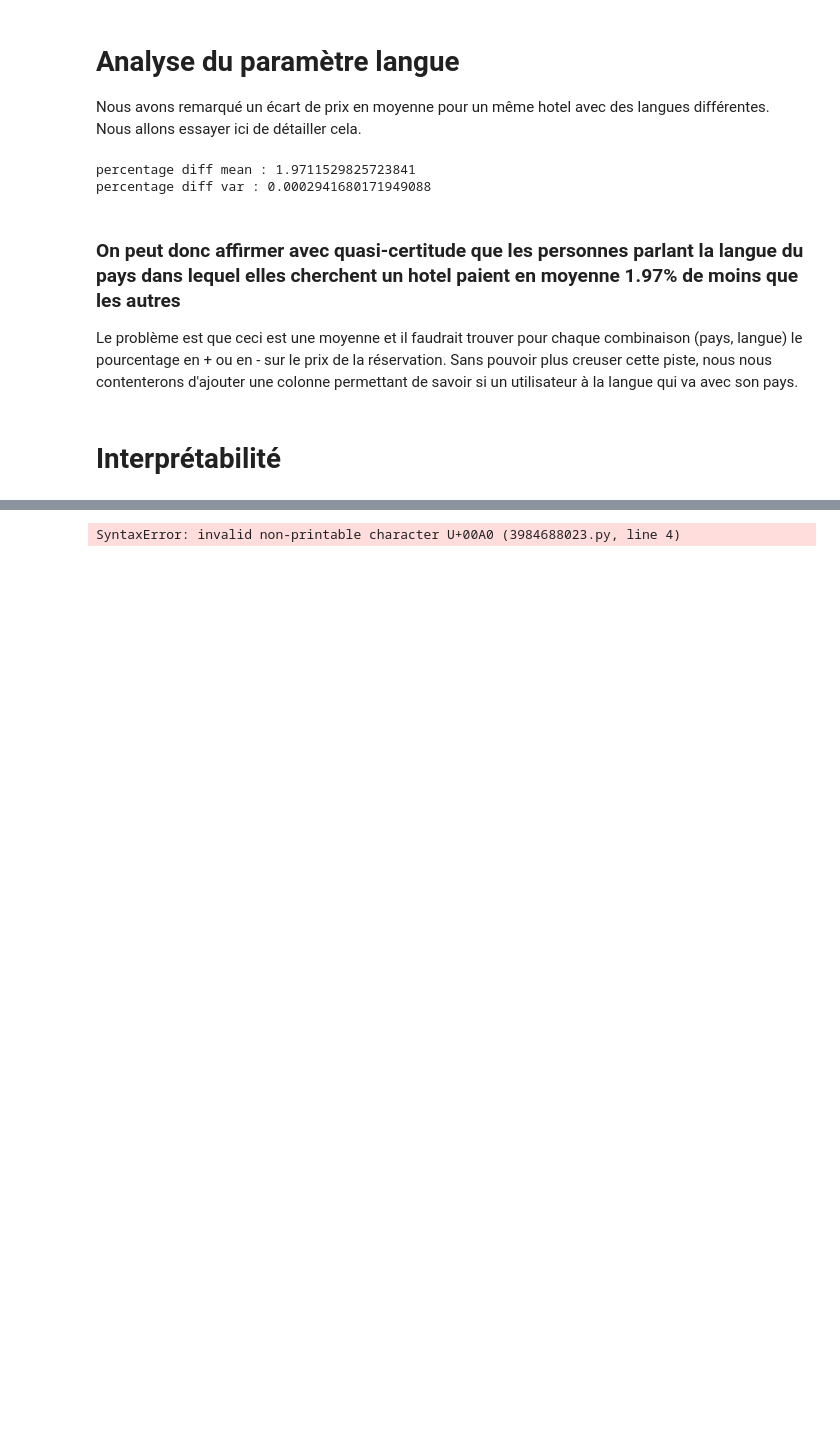
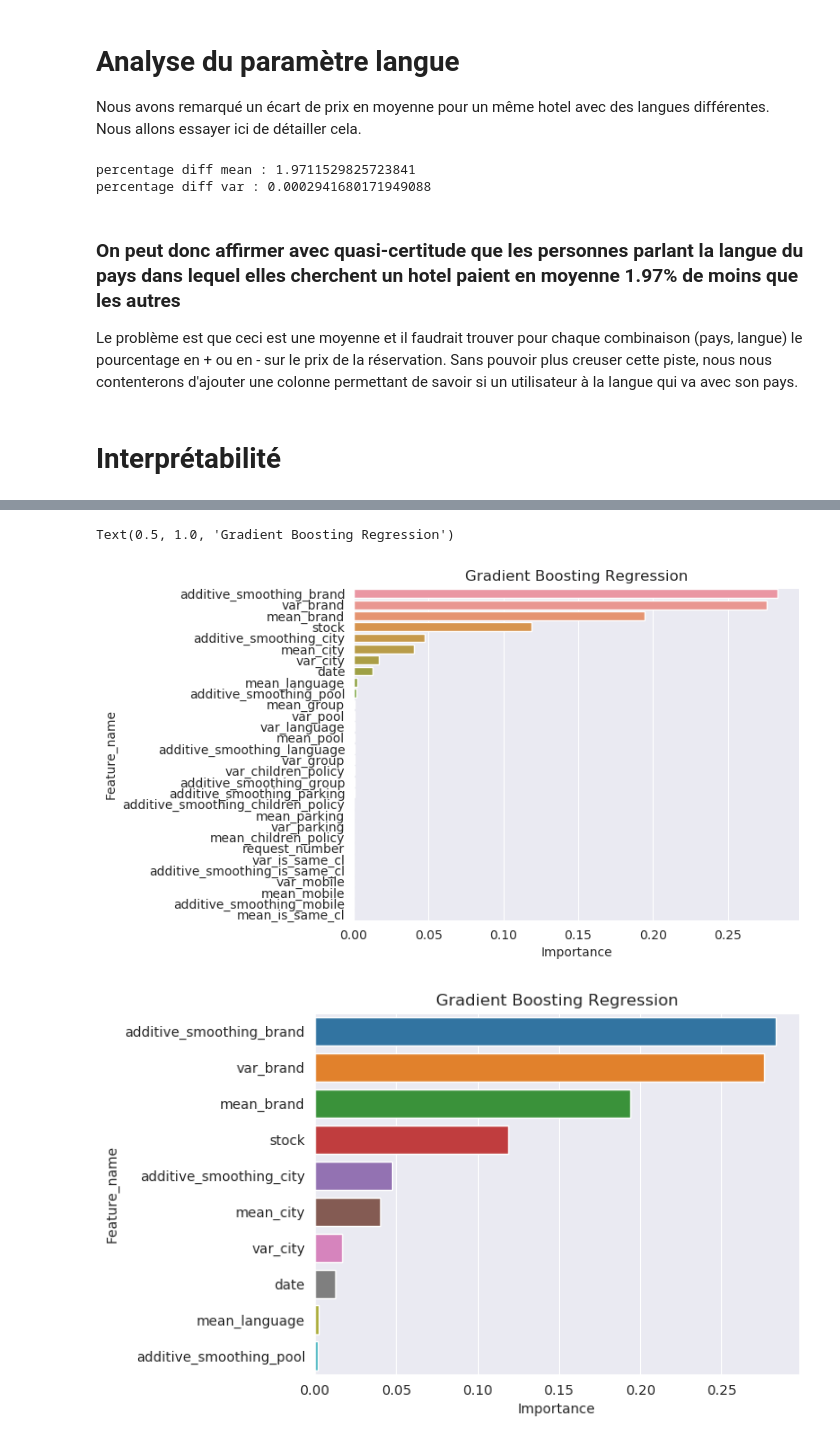
Before and after one commit to Novly57/IA_Framework_DefiIA, a Jupyter notebook: analysis.ipynb, the cells around one changed output, grey strips where cells are left out. Drawn from its saved outputs; the diff is of its cells as text; code cells hidden in the pictures; blank space fills up the shorter version.

```diff
--- a/analysis.ipynb
+++ b/analysis.ipynb
@@ -200,9 +196,22 @@ ModuleNotFoundError: No module named 'data_to_train'
+# %%
+X_train, X_test, Y_train, Y_test = train_test_dataset(hotels, data, data_test, True)
 # %%
-path = './data/'
-hotels = pd.read_csv(path + '/features_hotels.csv')
-data = pd.read_csv(path + 'data.csv')
-data_test = pd.read_csv(path + 'test_set.csv')
-
-X_train, X_test, Y_train, Y_test = train_test_dataset(hotels, data, data_test)
+gbr_filename = './analysis/model/gbr.pkl'
+gbr = pickle.load(open(gbr_filename,'rb'))
-# %% [output]
-SyntaxError: invalid non-printable character U+00A0 (3984688023.py, line 4)
+# %%
+features_importance = {'Feature_name':X_train.columns, 'Importance':gbr.feature_importances_}
+
+features_importance = pd.DataFrame(features_importance)
+features_importance = features_importance.sort_values(['Importance'], ascending=False)
+
+plt.figure()
+ax = sns.barplot(x="Importance", y="Feature_name", data=features_importance)
+plt.title('Gradient Boosting Regression')
+
+plt.figure()
+ax = sns.barplot(x="Importance", y="Feature_name", data=features_importance[:10])
+plt.title('Gradient Boosting Regression')
+# %% [output]
+Text(0.5, 1.0, 'Gradient Boosting Regression')
+[figure, added]
+[figure, added]
```
Also changed, not shown: parts of 7 cells of this notebook, 2 other files.
